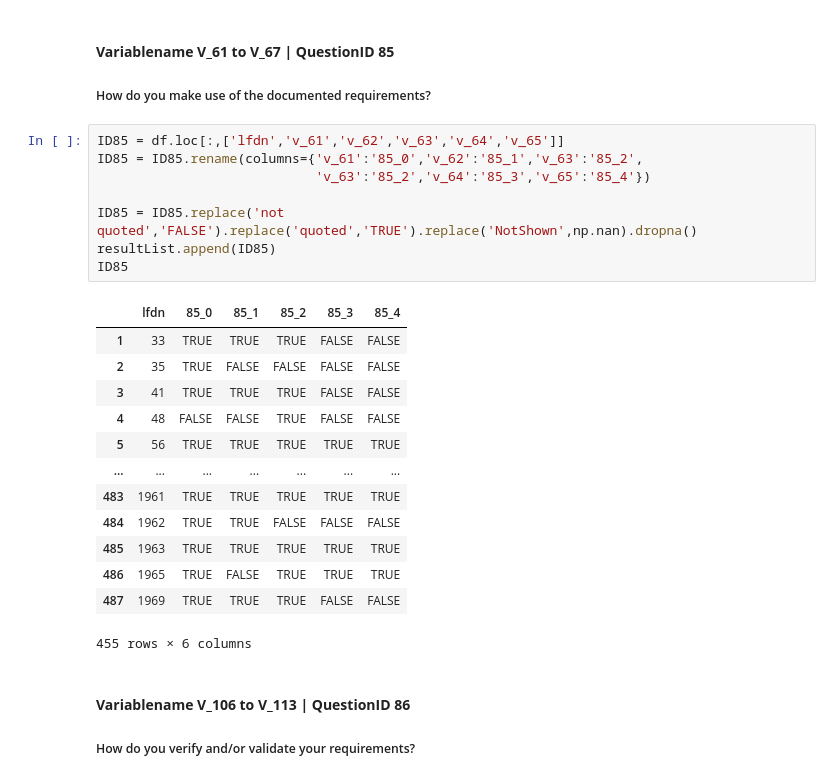
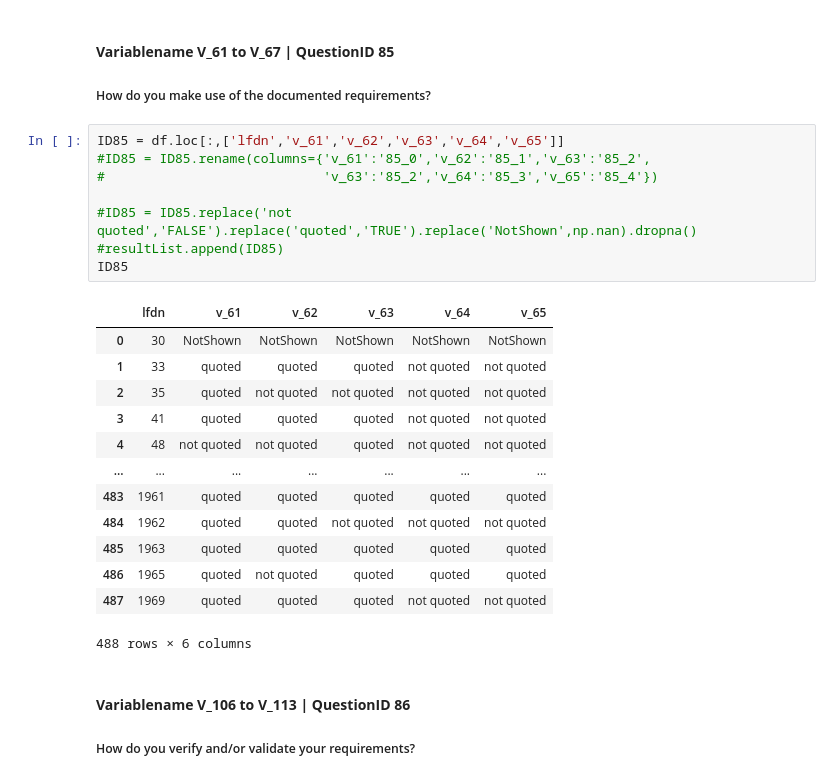
Before and after one commit to NaPiRE/QuickCheckRE, a Jupyter notebook: Data Transformation/DataTransformation.ipynb, the cells around one changed output. Drawn from its saved outputs; the diff is of its cells as text.

```diff
--- a/Data Transformation/DataTransformation.ipynb
+++ b/Data Transformation/DataTransformation.ipynb
@@ -1011,26 +1001,26 @@ ID84
 #####  	How do you make use of the documented requirements?
 # %%
 ID85 = df.loc[:,['lfdn','v_61','v_62','v_63','v_64','v_65']]
-ID85 = ID85.rename(columns={'v_61':'85_0','v_62':'85_1','v_63':'85_2',
-                            'v_63':'85_2','v_64':'85_3','v_65':'85_4'})
+#ID85 = ID85.rename(columns={'v_61':'85_0','v_62':'85_1','v_63':'85_2',
+#                            'v_63':'85_2','v_64':'85_3','v_65':'85_4'})
 
-ID85 = ID85.replace('not quoted','FALSE').replace('quoted','TRUE').replace('NotShown',np.nan).dropna()
-resultList.append(ID85)
+#ID85 = ID85.replace('not quoted','FALSE').replace('quoted','TRUE').replace('NotShown',np.nan).dropna()
+#resultList.append(ID85)
 ID85
 # %% [output]
-|  | lfdn | 85_0 | 85_1 | 85_2 | 85_3 | 85_4 |
-| 1 | 33 | TRUE | TRUE | TRUE | FALSE | FALSE |
-| 2 | 35 | TRUE | FALSE | FALSE | FALSE | FALSE |
-| 3 | 41 | TRUE | TRUE | TRUE | FALSE | FALSE |
-| 4 | 48 | FALSE | FALSE | TRUE | FALSE | FALSE |
-| 5 | 56 | TRUE | TRUE | TRUE | TRUE | TRUE |
+|  | lfdn | v_61 | v_62 | v_63 | v_64 | v_65 |
+| 0 | 30 | NotShown | NotShown | NotShown | NotShown | NotShown |
+| 1 | 33 | quoted | quoted | quoted | not quoted | not quoted |
+| 2 | 35 | quoted | not quoted | not quoted | not quoted | not quoted |
+| 3 | 41 | quoted | quoted | quoted | not quoted | not quoted |
+| 4 | 48 | not quoted | not quoted | quoted | not quoted | not quoted |
 | ... | ... | ... | ... | ... | ... | ... |
-| 483 | 1961 | TRUE | TRUE | TRUE | TRUE | TRUE |
-| 484 | 1962 | TRUE | TRUE | FALSE | FALSE | FALSE |
-| 485 | 1963 | TRUE | TRUE | TRUE | TRUE | TRUE |
-| 486 | 1965 | TRUE | FALSE | TRUE | TRUE | TRUE |
-| 487 | 1969 | TRUE | TRUE | TRUE | FALSE | FALSE |
+| 483 | 1961 | quoted | quoted | quoted | quoted | quoted |
+| 484 | 1962 | quoted | quoted | not quoted | not quoted | not quoted |
+| 485 | 1963 | quoted | quoted | quoted | quoted | quoted |
+| 486 | 1965 | quoted | not quoted | quoted | quoted | quoted |
+| 487 | 1969 | quoted | quoted | quoted | not quoted | not quoted |
-455 rows × 6 columns
+488 rows × 6 columns
 # %% [markdown]
 #### **Variablename V_106 to V_113 | QuestionID 86**
 ##### How do you verify and/or validate your requirements?
```
Also changed, not shown: parts of 3 cells of this notebook, 5 other files.
